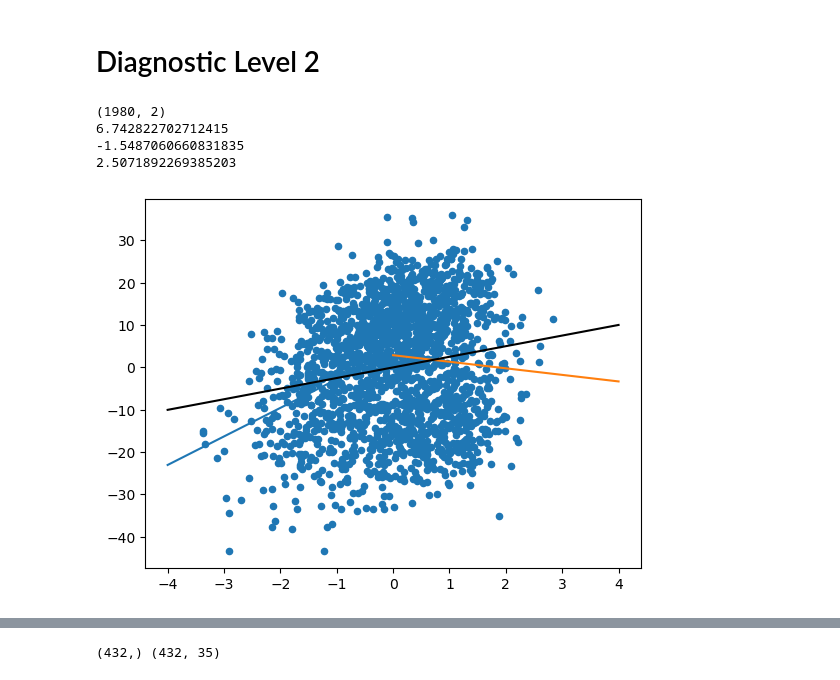
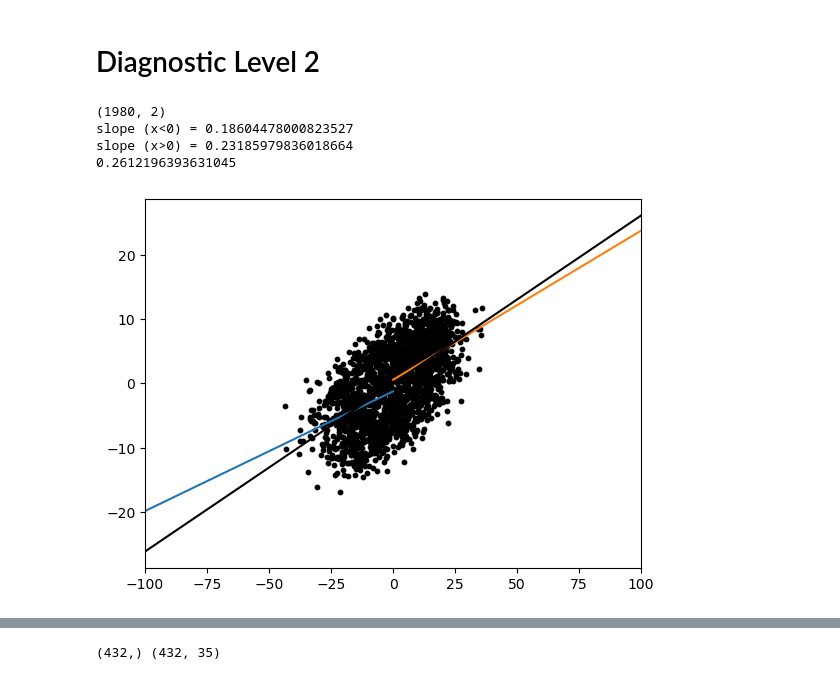
Before and after one commit to ACCESS-NRI/ACCESS-ENSO-recipes, a Jupyter notebook: 21-Taux_SSH_feedback.ipynb, the cells around one changed output, grey strips where cells are left out. Cells and saved outputs as stored; diff of their text form; code cells hidden in the pictures.

```diff
--- a/21-Taux_SSH_feedback.ipynb
+++ b/21-Taux_SSH_feedback.ipynb
@@ -100,11 +101,11 @@ import iris.quickplot as qplt
 import numpy as np
 import scipy.stats
 # %%
-def sst_east(cube):
+def ssh_east(cube):
     nino3_region = {"start_longitude": 210., "end_longitude": 270., "start_latitude": -5., "end_latitude": 5.}
     # cube = extract_time(cube, start_year=1979, end_year=2000, start_month=1, end_month=12, start_day=1, end_day=31)
     cube = regrid(cube, target_grid="1x1", scheme="linear")
-    cube = convert_units(cube, units="degC")
+    cube = convert_units(cube, units="cm")
     cube = mask_landsea(cube, mask_out="land") #irregular
     cube = anomalies(cube, period="full")
     cube = detrend(cube, dimension="time", method="linear")
@@ -126,7 +127,7 @@ def taux_west(cube):
     cube = area_statistics(cube,operator='mean')
     return cube
 # %%
-model_tos_prep = {name: sst_east(dataset) for name, dataset in model_ts_datasets.items()}
+model_ssh_prep = {name: ssh_east(dataset) for name, dataset in model_ssh_datasets.items()}
 model_tauu_prep = {name: taux_west(dataset) for name, dataset in model_tauu.items()}
 
 obs_tos_prep = {name: sst_east(dataset) for name, dataset in obs_tos_datasets.items()}
@@ -213,36 +182,34 @@ print(metric_val)
 # %% [markdown]
 # Diagnostic Level 2
 # %%
-# SPLIT BY X<0 AND X>0 (temp)
+# SPLIT BY X<0 AND X>0
 import pandas as pd
 
-model_tos_prep["ACCESS-ESM1-5"].data, model_tauu_prep["ACCESS-ESM1-5"]
-# matrix/cube? split by tosa 0 -df?time rows, col tos,tauu create tuple points, zip
 
-df = pd.DataFrame({'tos':model_tos_prep["ACCESS-ESM1-5"].data, 'tauu':model_tauu_prep["ACCESS-ESM1-5"].data})
+df = pd.DataFrame({'tauu':model_tauu_prep["ACCESS-ESM1-5"].data, 'ssh':model_ssh_prep["ACCESS-ESM1-5"].data})
 print(df.shape)
-df.loc[df['tos']<0]
 
-xseq = np.linspace(-4, 0, num=50)
-slope, intcpt, _,_,_ = linregress(df.loc[df['tos']<0, 'tos'], df.loc[df['tos']<0, 'tauu'])
+xseq = np.linspace(-100, 0, num=50)
+slope, intcpt, _,_,_ = linregress(df.loc[df['tauu']<0, 'tauu'], df.loc[df['tauu']<0, 'ssh'])
 plt.plot(xseq, intcpt+slope*xseq)
+print(f'slope (x<0) = {slope}')
+xseq = np.linspace(0, 100, num=50)
+slope, intcpt, _,_,_ = linregress(df.loc[df['tauu']>0, 'tauu'], df.loc[df['tauu']>0, 'ssh'])
+plt.plot(xseq, intcpt+slope*xseq)
+print(f'slope (x>0) = {slope}')
+
+plt.scatter(model_tauu_prep["ACCESS-ESM1-5"].data, model_ssh_prep["ACCESS-ESM1-5"].data, c='k',s=10)
+xseq = np.linspace(-100, 100, num=50)
+slope, intcpt, _,_,_ = linregress(df['tauu'], df['ssh'])
+plt.plot(xseq, intcpt+slope*xseq, c='black')
+plt.xlim(-100,100)
 print(slope)
-xseq = np.linspace(0, 4, num=50)
-slope, intcpt, _,_,_ = linregress(df.loc[df['tos']>0, 'tos'], df.loc[df['tos']>0, 'tauu'])
-plt.plot(xseq, intcpt+slope*xseq)
-print(slope)
-
-plt.scatter(model_tos_prep["ACCESS-ESM1-5"].data, model_tauu_prep["ACCESS-ESM1-5"].data, s=20)
-xseq = np.linspace(-4, 4, num=50)
-slope, intcpt, _,_,_ = linregress(df['tos'], df['tauu'])
-plt.plot(xseq, intcpt+slope*xseq, c='black')
-print(slope)
 # %% [output]
 (1980, 2)
-6.742822702712415
--1.5487060660831835
-2.5071892269385203
+slope (x<0) = 0.18604478000823527
+slope (x>0) = 0.23185979836018664
+0.2612196393631045
-[figure, old version]
+[figure, new version]
 # %%
 #level 3 zonal runningaverage
 from esmvalcore.preprocessor import meridional_statistics
```
Also changed, not shown: parts of 6 cells of this notebook, 3 other files.
